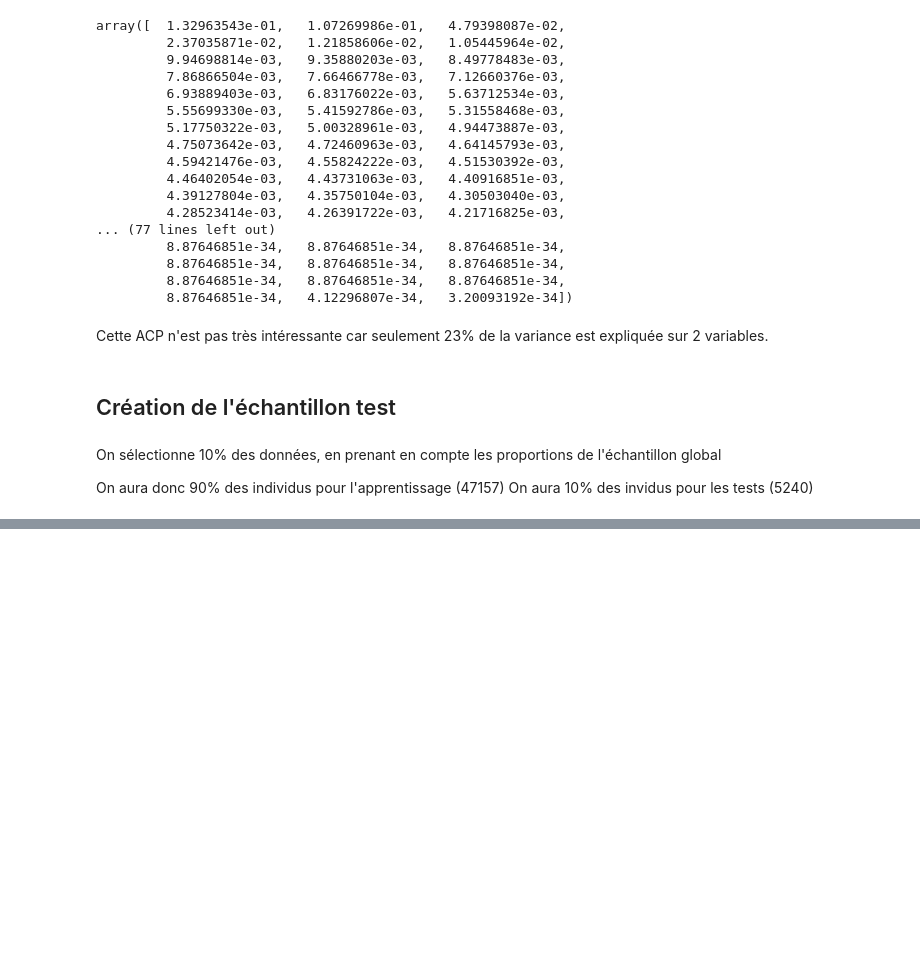
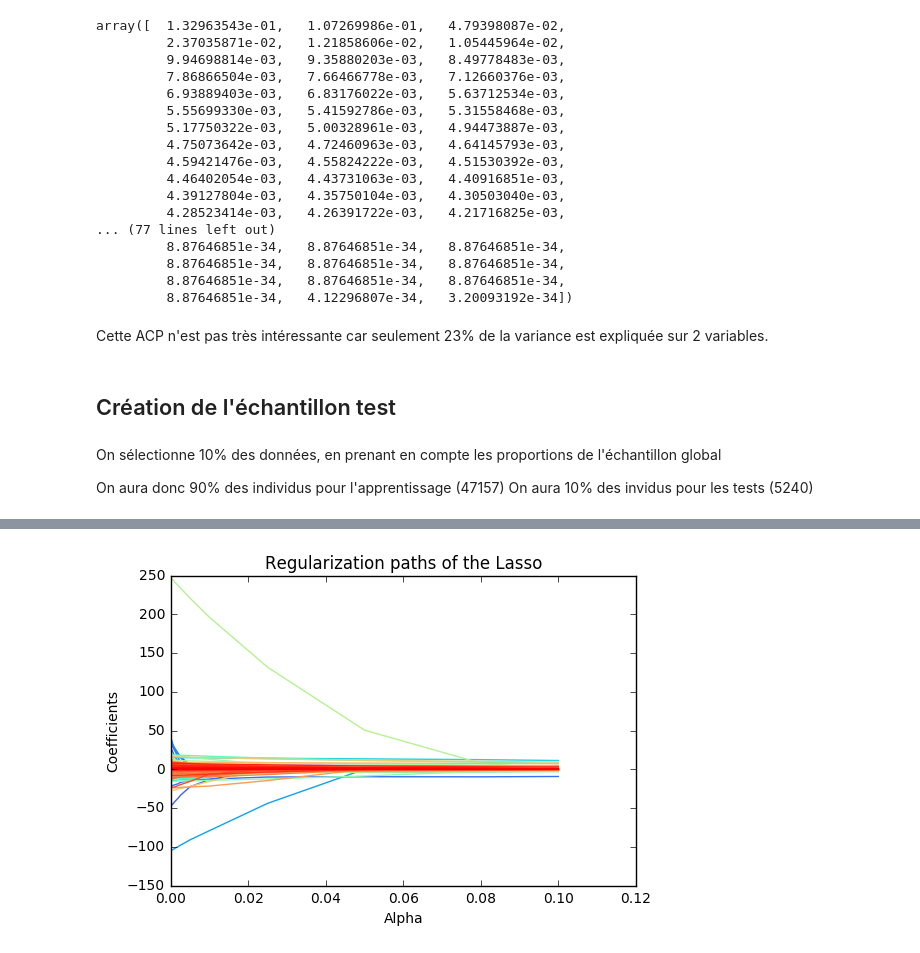
Before and after one commit to LilianBeuneche/Donnees, a Jupyter notebook: Projet 5GMM Python.ipynb, the cells around one changed output, grey strips where cells are left out. Saved outputs shown, nothing was run; the diff lists cells and outputs as text; code cells hidden in the pictures; blank space fills up the shorter version.

```diff
--- a/Projet 5GMM Python.ipynb
+++ b/Projet 5GMM Python.ipynb
@@ -451,0 +526,13 @@ DescribeResult(nobs=47157, minmax=(0.0, 1424.0), mean=6.7610959136501476, varian
+# %%
+my_alphas = np.array([0.0001,0.001,0.002,0.0025,0.005,0.01,0.025,0.05,0.08,0.1])
+alpha_for_path, coefs_lasso, _ = linear_model.lasso_path(X_Panda,y_Panda,alphas=my_alphas)
+couleurs=cm.rainbow(np.linspace(0,1, 280))
+for i in range(coefs_lasso.shape[0]):
+    plt.plot(alpha_for_path, coefs_lasso[i, :], c=couleurs[i])
+
+plt.xlabel('Alpha')
+plt.ylabel('Coefficients')
+plt.title('Regularization paths of the Lasso')
+plt.show()
+# %% [output]
+[figure, added]
```
Also changed, not shown: parts of 32 cells of this notebook.
